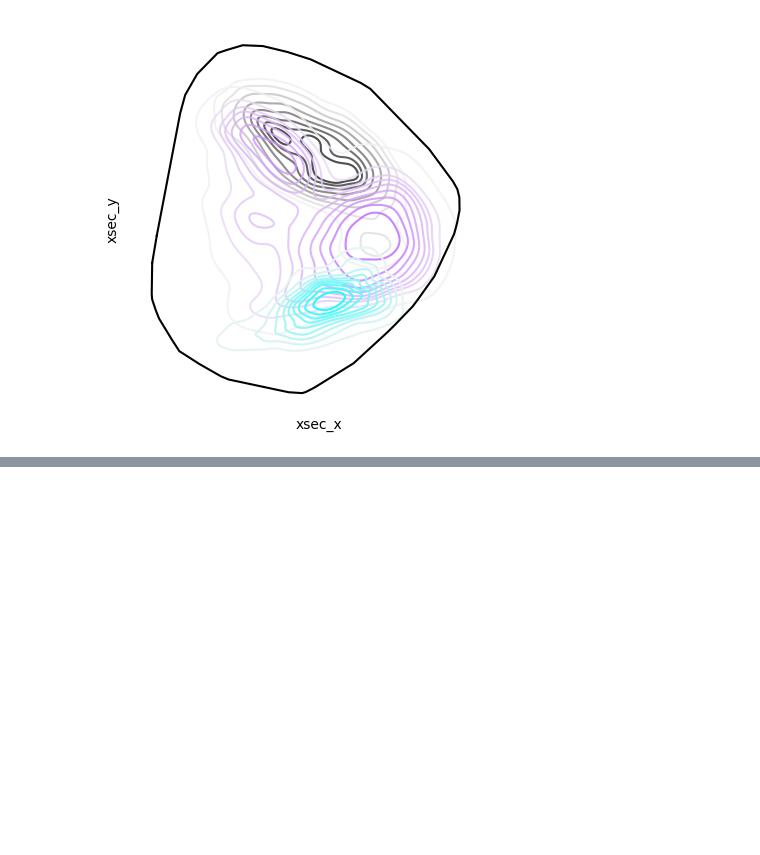
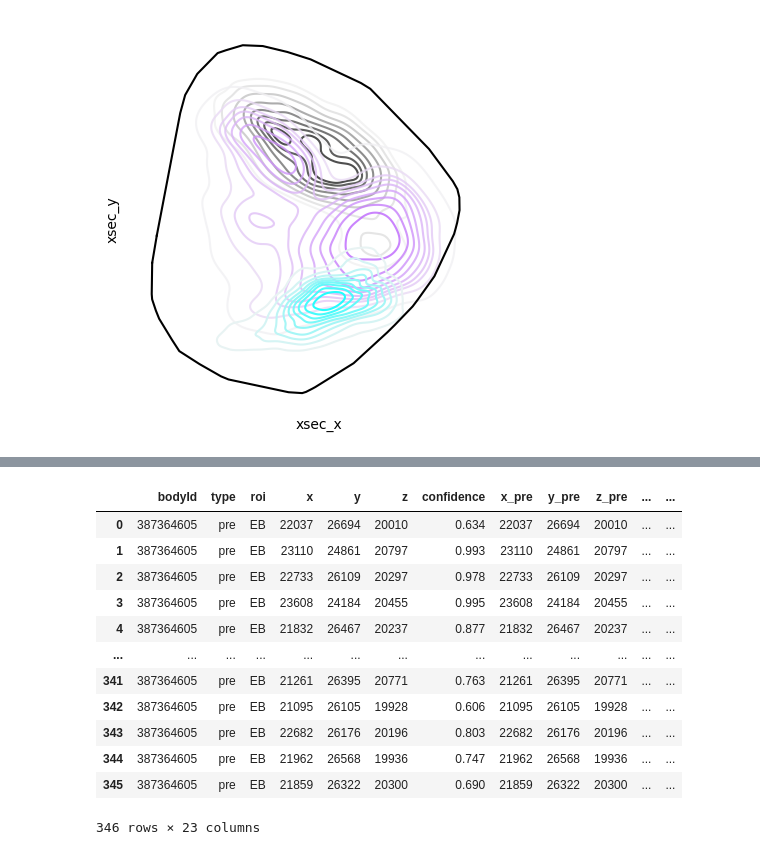
Before and after one commit to yfisher-lab/NeuromodPlasticity, a Jupyter notebook: NeuromodPlasticity/figures/connectomics/ring_synapse_visualization.ipynb, the cells around one changed output, grey strips where cells are left out. Saved outputs shown, nothing was run; the diff lists cells and outputs as text; code cells hidden in the pictures; blank space fills up the shorter version.

```diff
--- a/NeuromodPlasticity/figures/connectomics/ring_synapse_visualization.ipynb
+++ b/NeuromodPlasticity/figures/connectomics/ring_synapse_visualization.ipynb
@@ -502,19 +502,27 @@ fig.savefig(figfolder / 'columnar_er_er5_synapse_density_xsec.pdf')
 # %% [output]
 [figure]
 # %%
-# get get each ER class body IDs
+# get post synapses
 
-# for i, row in els.iterrows():
+epgs, _ = neu.queries.fetch_neurons(neu.NeuronCriteria(type = 'EPG'))
+# print(_)
+widths = []
+for i, row in epgs.iterrows():
+    epg_syn = neu.fetch_synapses(row['bodyId'],
+                            neu.SynapseCriteria(rois=['EB'], type='pre'))
+    epg_syn['x_pre'], epg_syn['y_pre'], epg_syn['z_pre'] = epg_syn['x'], epg_syn['y'], epg_syn['z']
+    add_eb_coords(epg_syn, ebcoords, type='pre')
 
-#     syn = neu.fetch_synapse_connections(row['bodyId'],er4d_bodyId)
-#     syn.loc[:,('x_post', 'y_post', 'z_post')] = ebcoords.change_of_basis(syn.loc[:,('x_post', 'y_post', 'z_post')].values)
-#     syn.loc[:,'y_post'] = -syn.loc[:,'y_post']  #
+    # print(epg_syn)
+    mean = np.angle(np.exp(1j*epg_syn['phase']).mean())
+    phase = np.angle(np.exp(1j*(epg_syn['phase'] - mean)))
+    min  = np.percentile(phase, 5)
 
+    max = np.percentile(phase, 95)
 
-#     if i== 0:
-#         alpha = 1.0
-#     else:
-#         alpha = 1.
-
-#     ax.scatter(syn['x_post'], syn['y_post'], color=colors[i], s=5, alpha=alpha, label=row['bodyId'], zorder=100+i)
+    width = np.angle(np.exp(1j*(max - min)))
+    widths.append(width)
+    # print(f"EPG {row['bodyId']} phase width: {width*180/np.pi:.1f} degrees")
+widths = np.array(widths)
+print(f"Mean EPG phase width: {np.mean(widths)*180/np.pi:.1f} degrees ± {np.std(widths)*180/np.pi:.1f} degrees")
 # %% [output]
@@ -537,0 +530,16 @@ fig.savefig(figfolder / 'columnar_er_er5_synapse_density_xsec.pdf')
+# %%
+epg_syn
+# %% [output]
+|  | bodyId | type | roi | x | y | z | confidence | x_pre | y_pre | z_pre | ... | ... |
+| 0 | 387364605 | pre | EB | 22037 | 26694 | 20010 | 0.634 | 22037 | 26694 | 20010 | ... | ... |
+| 1 | 387364605 | pre | EB | 23110 | 24861 | 20797 | 0.993 | 23110 | 24861 | 20797 | ... | ... |
+| 2 | 387364605 | pre | EB | 22733 | 26109 | 20297 | 0.978 | 22733 | 26109 | 20297 | ... | ... |
+| 3 | 387364605 | pre | EB | 23608 | 24184 | 20455 | 0.995 | 23608 | 24184 | 20455 | ... | ... |
+| 4 | 387364605 | pre | EB | 21832 | 26467 | 20237 | 0.877 | 21832 | 26467 | 20237 | ... | ... |
+| ... | ... | ... | ... | ... | ... | ... | ... | ... | ... | ... | ... | ... |
+| 341 | 387364605 | pre | EB | 21261 | 26395 | 20771 | 0.763 | 21261 | 26395 | 20771 | ... | ... |
+| 342 | 387364605 | pre | EB | 21095 | 26105 | 19928 | 0.606 | 21095 | 26105 | 19928 | ... | ... |
+| 343 | 387364605 | pre | EB | 22682 | 26176 | 20196 | 0.803 | 22682 | 26176 | 20196 | ... | ... |
+| 344 | 387364605 | pre | EB | 21962 | 26568 | 19936 | 0.747 | 21962 | 26568 | 19936 | ... | ... |
+| 345 | 387364605 | pre | EB | 21859 | 26322 | 20300 | 0.690 | 21859 | 26322 | 20300 | ... | ... |
+346 rows × 23 columns
```
Also changed, not shown: parts of 3 cells of this notebook, 1 other file.
